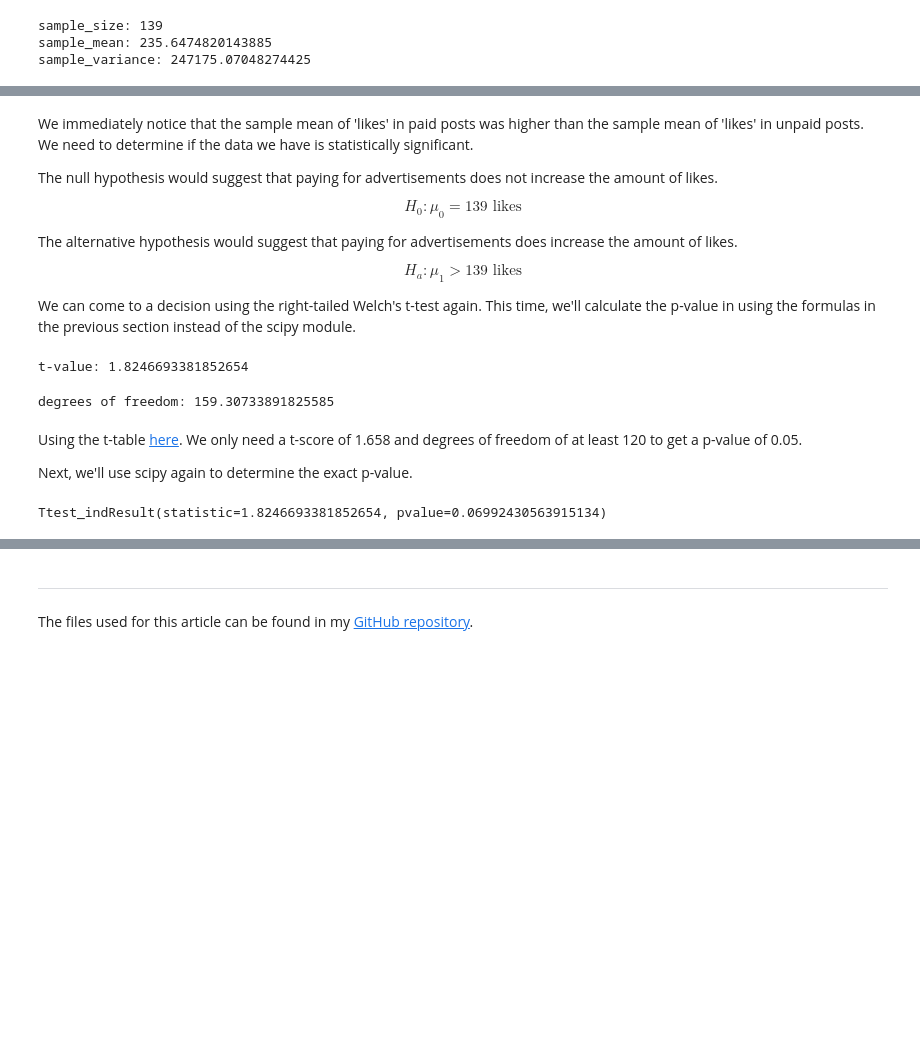
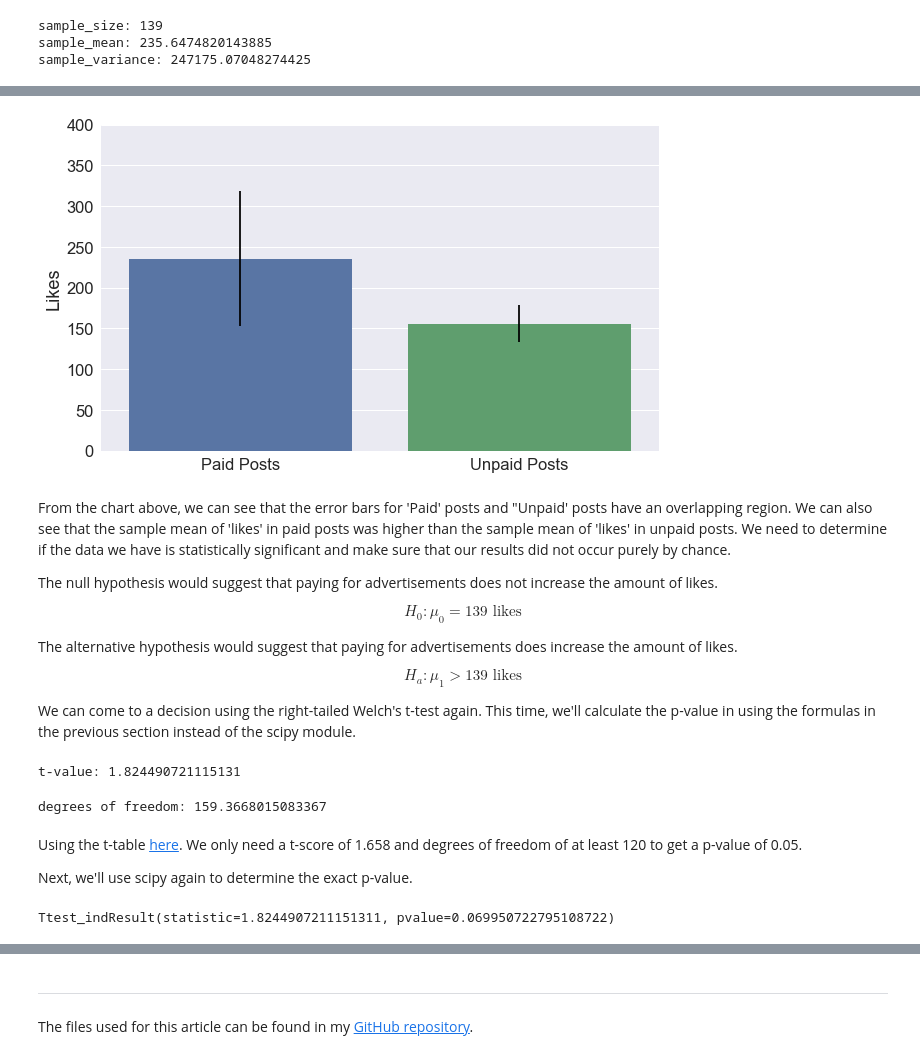
Before and after one commit to sengkchu/codingdisciple.content, a Jupyter notebook: Learning data science/Learning/Studying Statistics/Hypothesis Testing/Hypothesis Testing.ipynb, the cells around one changed output, grey strips where cells are left out. Cells and saved outputs as stored; diff of their text form; code cells hidden in the pictures; blank space fills up the shorter version.

```diff
--- a/Learning data science/Learning/Studying Statistics/Hypothesis Testing/Hypothesis Testing.ipynb
+++ b/Learning data science/Learning/Studying Statistics/Hypothesis Testing/Hypothesis Testing.ipynb
@@ -149,6 +150,7 @@ data.head()
 We are interested in knowing the amount of likes a 'Paid' post gets vs. an "Unpaid" post. Let's start with some histograms and descriptive statistics.
 # %%
 unpaid_likes = data[data['Paid']==0]['like']
+unpaid_likes = unpaid_likes.dropna()
 sns.set(font_scale=1.65)
 fig = plt.figure(figsize=(10,3))
 ax=unpaid_likes.hist(range=(0, 1500),bins=30)
@@ -187,5 +202,19 @@ sample_variance: 247175.07048274425
+# %%
+paid_err = 1.96*(paid_likes.std())/(np.sqrt(paid_likes.shape[0]))
+unpaid_err = 1.96*(unpaid_likes.std())/(np.sqrt(unpaid_likes.shape[0]))
+
+x = ['Paid Posts', 'Unpaid Posts']
+y = [paid_likes.mean(), unpaid_likes.mean()]
+fig = plt.figure(figsize=(10, 6))
+ax = sns.barplot(x=x, y=y, yerr=[paid_err, unpaid_err])
+ax.set_ylim(0, 400)
+plt.ylabel('Likes')
+plt.show()
+# %% [output]
+[figure, added]
 # %% [markdown]
-We immediately notice that the sample mean of 'likes' in paid posts was higher than the sample mean of 'likes' in unpaid posts. We need to determine if the data we have is statistically significant.
+From the chart above, we can see that the error bars for 'Paid' posts and "Unpaid' posts have an overlapping region.
+We can also see that the sample mean of 'likes' in paid posts was higher than the sample mean of 'likes' in unpaid posts. We need to determine if the data we have is statistically significant and make sure that our results did not occur purely by chance.
 
 The null hypothesis would suggest that paying for advertisements does not increase the amount of likes.
 
@@ -201,7 +230,7 @@ s_welch = np.sqrt(paid_likes.var()/paid_likes.shape[0] + unpaid_likes.var()/unpa
 t=(paid_likes.mean()-unpaid_likes.mean())/s_welch
 print('t-value: {}'.format(t))
 # %% [output]
-t-value: 1.8246693381852654
+t-value: 1.824490721115131
 # %%
 df_num = (paid_likes.var()/paid_likes.shape[0] + unpaid_likes.var()/unpaid_likes.shape[0])**2
 df_dem = (
@@ -210,20 +239,18 @@ df_dem = (
 df = df_num/df_dem
 print('degrees of freedom: {}'.format(df))
 # %% [output]
-degrees of freedom: 159.30733891825585
+degrees of freedom: 159.3668015083367
 # %% [markdown]
 Using the t-table [here](https://www.stat.tamu.edu/~lzhou/stat302/T-Table.pdf). We only need a t-score of 1.658 and degrees of freedom of at least 120 to get a p-value of 0.05.
 
 Next, we'll use scipy again to determine the exact p-value.
 # %%
-from scipy.stats import ttest_ind_from_stats
-
-t_score = ttest_ind_from_stats(paid_likes.mean(), paid_likes.std(), paid_likes.shape[0], \
+t_score = stats.ttest_ind_from_stats(paid_likes.mean(), paid_likes.std(), paid_likes.shape[0], \
                                unpaid_likes.mean(), unpaid_likes.std(), unpaid_likes.shape[0], \
                                equal_var=False)
 t_score
 # %% [output]
-Ttest_indResult(statistic=1.8246693381852654, pvalue=0.06992430563915134)
+Ttest_indResult(statistic=1.8244907211151311, pvalue=0.069950722795108722)
 # %% [markdown]
 From the Welch's t-test we ended up with a two-tailed p-value of ~0.07, or ~0.035 for a one-tail test. We will reject the null hypothesis, and accept that Facebook advertisements does have a positive effect on the number "likes" on a post.
 
```
Also changed, not shown: parts of 5 cells of this notebook, 3 other files.
